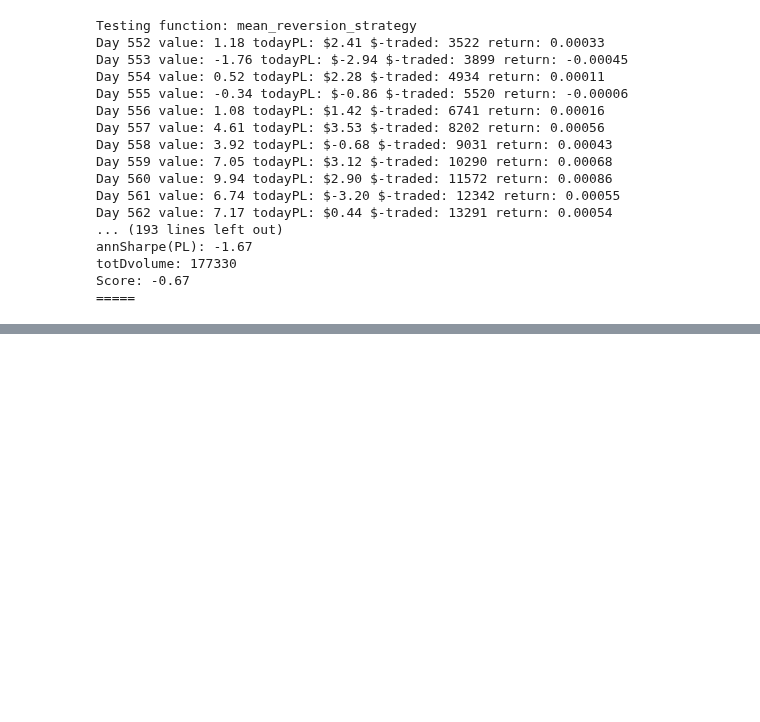
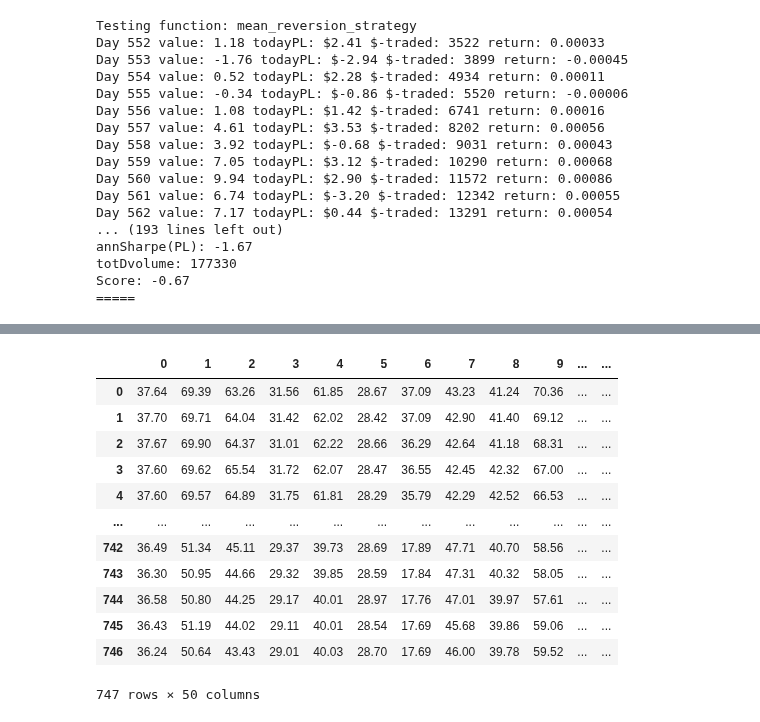
Before and after one commit to Light1121/q, a Jupyter notebook: baseline_algos.ipynb, the cells around one changed output, grey strips where cells are left out. Cells and saved outputs as stored; diff of their text form; code cells hidden in the pictures; blank space fills up the shorter version.

```diff
--- a/baseline_algos.ipynb
+++ b/baseline_algos.ipynb
@@ -221,0 +1030,17 @@ Score: -1.12
+# %%
+data = pd.read_csv(pricesFile, header=None, sep=r"\s+", names=[i for i in range(50)])
+data
+# %% [output]
+|  | 0 | 1 | 2 | 3 | 4 | 5 | 6 | 7 | 8 | 9 | ... | ... |
+| 0 | 37.64 | 69.39 | 63.26 | 31.56 | 61.85 | 28.67 | 37.09 | 43.23 | 41.24 | 70.36 | ... | ... |
+| 1 | 37.70 | 69.71 | 64.04 | 31.42 | 62.02 | 28.42 | 37.09 | 42.90 | 41.40 | 69.12 | ... | ... |
+| 2 | 37.67 | 69.90 | 64.37 | 31.01 | 62.22 | 28.66 | 36.29 | 42.64 | 41.18 | 68.31 | ... | ... |
+| 3 | 37.60 | 69.62 | 65.54 | 31.72 | 62.07 | 28.47 | 36.55 | 42.45 | 42.32 | 67.00 | ... | ... |
+| 4 | 37.60 | 69.57 | 64.89 | 31.75 | 61.81 | 28.29 | 35.79 | 42.29 | 42.52 | 66.53 | ... | ... |
+| ... | ... | ... | ... | ... | ... | ... | ... | ... | ... | ... | ... | ... |
+| 742 | 36.49 | 51.34 | 45.11 | 29.37 | 39.73 | 28.69 | 17.89 | 47.71 | 40.70 | 58.56 | ... | ... |
+| 743 | 36.30 | 50.95 | 44.66 | 29.32 | 39.85 | 28.59 | 17.84 | 47.31 | 40.32 | 58.05 | ... | ... |
+| 744 | 36.58 | 50.80 | 44.25 | 29.17 | 40.01 | 28.97 | 17.76 | 47.01 | 39.97 | 57.61 | ... | ... |
+| 745 | 36.43 | 51.19 | 44.02 | 29.11 | 40.01 | 28.54 | 17.69 | 45.68 | 39.86 | 59.06 | ... | ... |
+| 746 | 36.24 | 50.64 | 43.43 | 29.01 | 40.03 | 28.70 | 17.69 | 46.00 | 39.78 | 59.52 | ... | ... |
+747 rows × 50 columns
```
Also changed, not shown: parts of 12 cells of this notebook, 5 other files.
